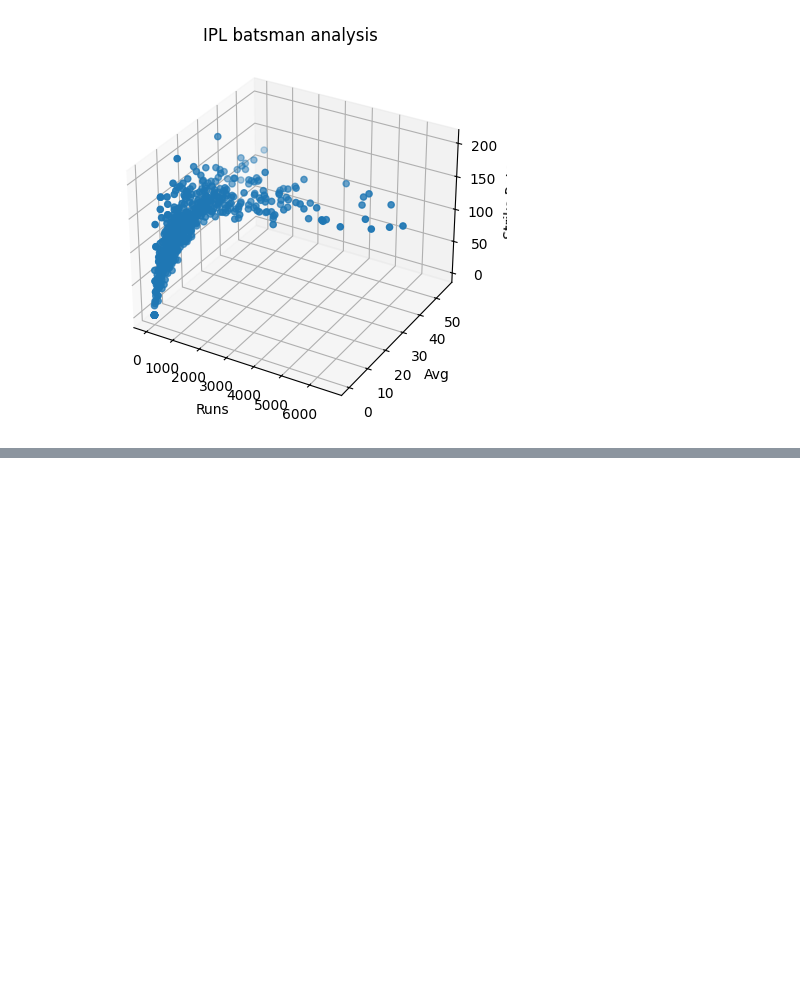
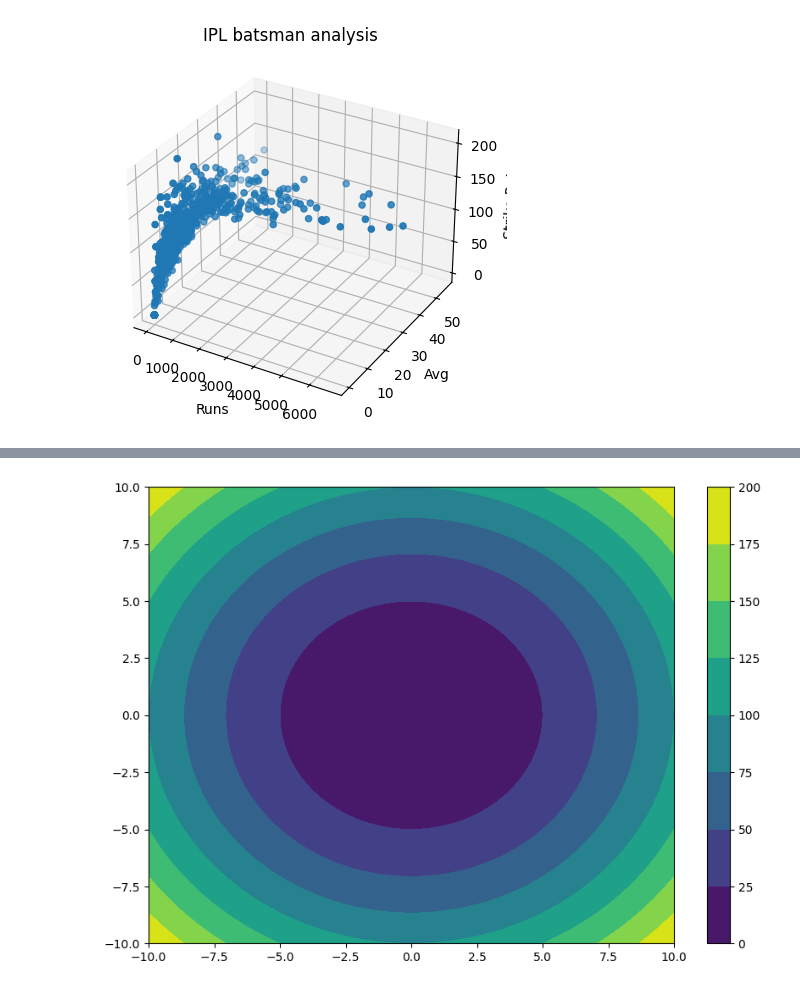
Before and after one commit to akashpagi/MATPLOTLIB-PLOTTING-LIBRARY-FOR-DATA-SCIECNE, a Jupyter notebook: SESSION 24 - ADVANCED MATPLOTLIB.ipynb, the cells around one changed output, grey strips where cells are left out. Cells and saved outputs as stored; diff of their text form; code cells hidden in the pictures; blank space fills up the shorter version.

```diff
--- a/SESSION 24 - ADVANCED MATPLOTLIB.ipynb
+++ b/SESSION 24 - ADVANCED MATPLOTLIB.ipynb
@@ -266,0 +290,9 @@ Text(0.5, 0, 'Strike Rate')
+# %%
+# contourf plot (filled)
+fig = plt.figure(figsize=(10,7))
+ax = plt.subplot()
+p = plt.contourf(xx, yy, z, cmap='viridis')
+fig.colorbar(p)
+plt.show()
+# %% [output]
+[figure, added]
```
Also changed, not shown: parts of 7 cells of this notebook.
